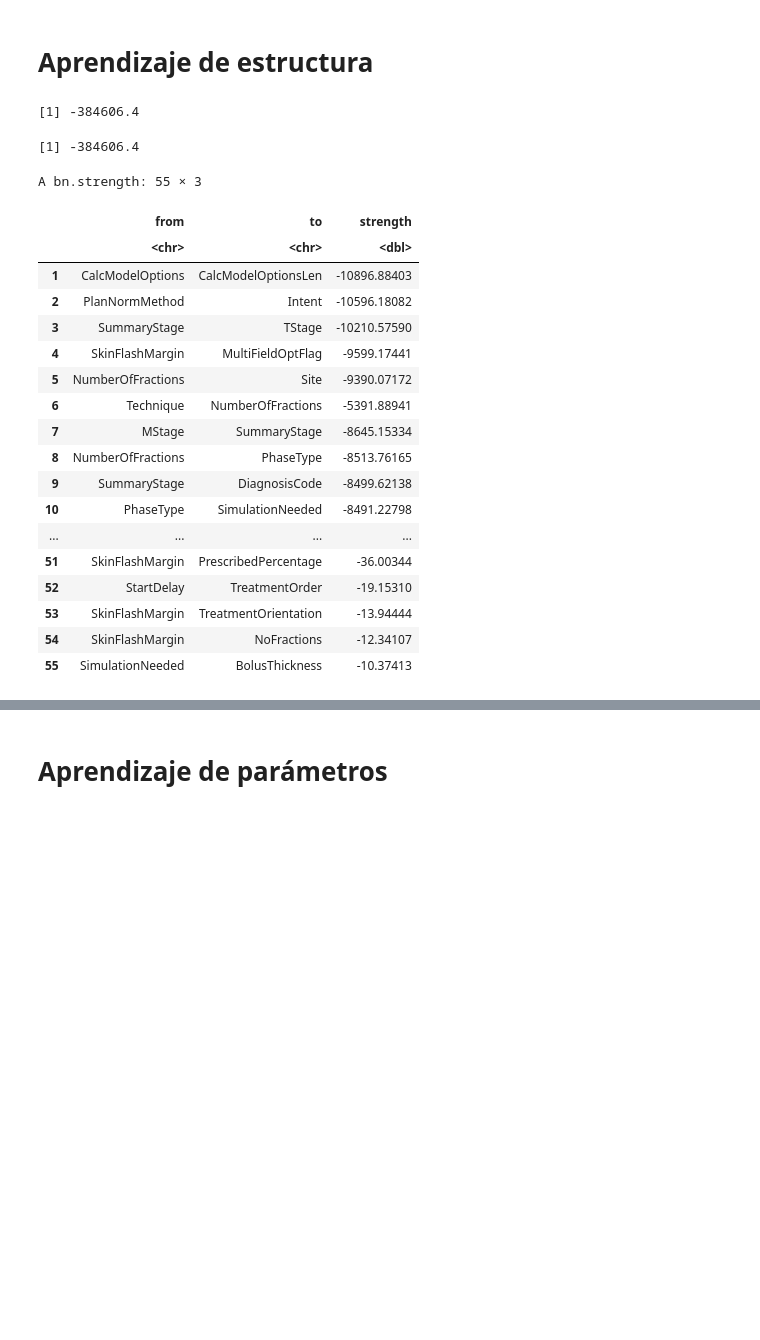
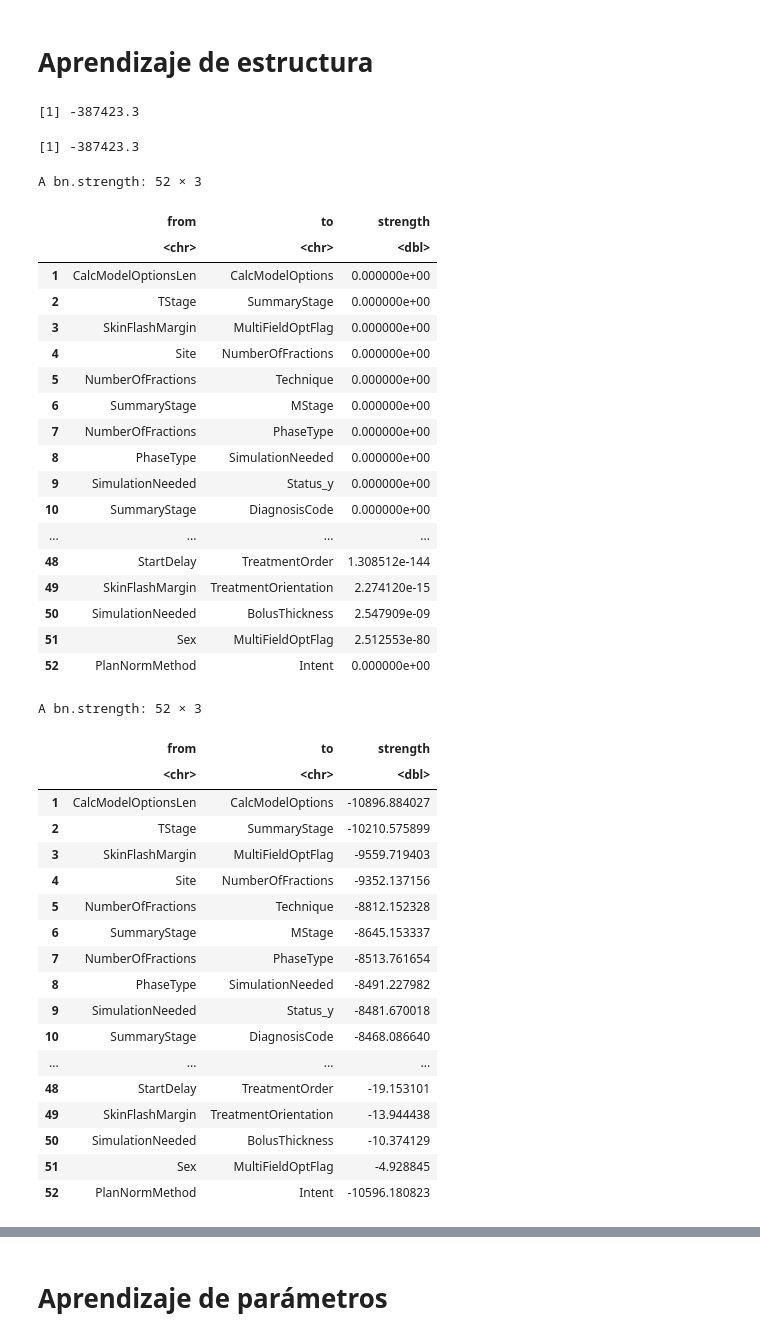
Before and after one commit to david722sv/TFM, a Jupyter notebook: 3_analisis_PlanRT_redBayesiana.ipynb, the cells around one changed output, grey strips where cells are left out. Cells and saved outputs as stored; diff of their text form; code cells hidden in the pictures; blank space fills up the shorter version.

```diff
--- a/3_analisis_PlanRT_redBayesiana.ipynb
+++ b/3_analisis_PlanRT_redBayesiana.ipynb
@@ -55,7 +19,7 @@ Loading required package: grid
 #        'FractionPattern', 'BolusThickness', 'BolusFrequency'))
 
 # cols = c('SkinFlashMargin', 'FractionPattern', 'Status_y', 'Technique', 'NoFractions', 'PlanNormMethod', 'DateOfBirth', 'PlanNormFactor', 'BolusThickness', 'Country', 'StartDelay', 'CalcModelOptions', 'Notes', 'TreatmentIntentType', 'PhaseType', 'TreatmentOrder', 'NumberOfFractions', 'InterfaceStamp', 'PrescribedPercentage', 'ClinicalStatus', 'Intent', 'PrescribedDose', 'DicomSeqNumber', 'Sex', 'PrimaryPTVSer', 'FractionPatternDigitsPerDay', 'TreatmentOrientation', 'FirstName', 'MultiFieldOptFlag', 'CalcModelOptionsLen', 'EquipmentSer', 'SimulationNeeded', 'Site', 'Status_x', 'CityOrTownship', 'BolusFrequency')
-cols = c('PlanNormMethod', 'CityOrTownship', 'SimulationNeeded', 'Technique', 'PrescribedDose', 'DateOfBirth', 'NumberOfFractions', 'FractionPatternDigitsPerDay', 'FractionPattern', 'MStage', 'BolusFrequency', 'TreatmentIntentType', 'TreatmentOrientation', 'Sex', 'InterfaceStamp', 'SkinFlashMargin', 'NStage', 'PhaseType', 'HistologyCode', 'Status_y', 'BolusThickness', 'CalcModelOptions', 'FirstName', 'ClinicalStatus', 'DiagnosisCode_sec', 'DicomSeqNumber', 'Status_x', 'PrimaryPTVSer', 'Site', 'StartDelay', 'ObjectStatus', 'HistologyCode_sec', 'Intent', 'Notes', 'ObjectStatus_sec', 'TreatmentOrder', 'TumorSize', 'CalcModelOptionsLen', 'PlanNormFactor', 'DiagnosisCode', 'SummaryStage', 'EquipmentSer', 'TStage', 'Country', 'PrescribedPercentage', 'MultiFieldOptFlag', 'NoFractions')
+cols = c('BolusThickness', 'Status_y', 'FractionPatternDigitsPerDay', 'CalcModelOptionsLen', 'MStage', 'HistologyCode', 'EquipmentSer', 'NStage', 'PrescribedPercentage', 'TStage', 'TumorSize', 'SkinFlashMargin', 'NoFractions', 'DiagnosisCode_sec', 'Site', 'TreatmentOrder', 'CityOrTownship', 'Notes', 'Intent', 'PrescribedDose', 'ObjectStatus_sec', 'MultiFieldOptFlag', 'ClinicalStatus', 'PlanNormMethod', 'Country', 'PlanNormFactor', 'TreatmentOrientation', 'DicomSeqNumber', 'PhaseType', 'DiagnosisCode', 'FirstName', 'StartDelay', 'HistologyCode_sec', 'Technique', 'BolusFrequency', 'FractionPattern', 'SummaryStage', 'ObjectStatus', 'SimulationNeeded', 'NumberOfFractions', 'Status_x', 'Sex', 'CalcModelOptions', 'InterfaceStamp', 'TreatmentIntentType', 'DateOfBirth', 'PrimaryPTVSer')
 
 length(cols)
 cols
@@ -102,34 +66,54 @@ tabudag <- tabu(rtp[cols])
 # %%
 bnlearn::score(hcdag, data = rtp[cols], type = "bic")
 bnlearn::score(tabudag, data = rtp[cols], type = "bic")
 
+arc.strength(hcdag, data = rtp[cols], criterion = "x2") # x2, aic...
 arc.strength(hcdag, data = rtp[cols], criterion = "bic") # x2, aic...
 
 # print(hcdag)
 # plot(hcdag)
 # print(tabudag)
 # %% [output]
-[1] -384606.4
+[1] -387423.3
-[1] -384606.4
+[1] -387423.3
-A bn.strength: 55 × 3
+A bn.strength: 52 × 3
 |  | from | to | strength |
 |  | <chr> | <chr> | <dbl> |
-| 1 | CalcModelOptions | CalcModelOptionsLen | -10896.88403 |
-| 2 | PlanNormMethod | Intent | -10596.18082 |
-| 3 | SummaryStage | TStage | -10210.57590 |
-| 4 | SkinFlashMargin | MultiFieldOptFlag | -9599.17441 |
-| 5 | NumberOfFractions | Site | -9390.07172 |
-| 6 | Technique | NumberOfFractions | -5391.88941 |
-| 7 | MStage | SummaryStage | -8645.15334 |
-| 8 | NumberOfFractions | PhaseType | -8513.76165 |
-| 9 | SummaryStage | DiagnosisCode | -8499.62138 |
-| 10 | PhaseType | SimulationNeeded | -8491.22798 |
+| 1 | CalcModelOptionsLen | CalcModelOptions | 0.000000e+00 |
+| 2 | TStage | SummaryStage | 0.000000e+00 |
+| 3 | SkinFlashMargin | MultiFieldOptFlag | 0.000000e+00 |
+| 4 | Site | NumberOfFractions | 0.000000e+00 |
+| 5 | NumberOfFractions | Technique | 0.000000e+00 |
+| 6 | SummaryStage | MStage | 0.000000e+00 |
+| 7 | NumberOfFractions | PhaseType | 0.000000e+00 |
+| 8 | PhaseType | SimulationNeeded | 0.000000e+00 |
+| 9 | SimulationNeeded | Status_y | 0.000000e+00 |
+| 10 | SummaryStage | DiagnosisCode | 0.000000e+00 |
 | ... | ... | ... | ... |
-| 51 | SkinFlashMargin | PrescribedPercentage | -36.00344 |
-| 52 | StartDelay | TreatmentOrder | -19.15310 |
-| 53 | SkinFlashMargin | TreatmentOrientation | -13.94444 |
-| 54 | SkinFlashMargin | NoFractions | -12.34107 |
-| 55 | SimulationNeeded | BolusThickness | -10.37413 |
+| 48 | StartDelay | TreatmentOrder | 1.308512e-144 |
+| 49 | SkinFlashMargin | TreatmentOrientation | 2.274120e-15 |
+| 50 | SimulationNeeded | BolusThickness | 2.547909e-09 |
+| 51 | Sex | MultiFieldOptFlag | 2.512553e-80 |
+| 52 | PlanNormMethod | Intent | 0.000000e+00 |
+A bn.strength: 52 × 3
+|  | from | to | strength |
+|  | <chr> | <chr> | <dbl> |
+| 1 | CalcModelOptionsLen | CalcModelOptions | -10896.884027 |
+| 2 | TStage | SummaryStage | -10210.575899 |
+| 3 | SkinFlashMargin | MultiFieldOptFlag | -9559.719403 |
+| 4 | Site | NumberOfFractions | -9352.137156 |
+| 5 | NumberOfFractions | Technique | -8812.152328 |
+| 6 | SummaryStage | MStage | -8645.153337 |
+| 7 | NumberOfFractions | PhaseType | -8513.761654 |
+| 8 | PhaseType | SimulationNeeded | -8491.227982 |
+| 9 | SimulationNeeded | Status_y | -8481.670018 |
+| 10 | SummaryStage | DiagnosisCode | -8468.086640 |
+| ... | ... | ... | ... |
+| 48 | StartDelay | TreatmentOrder | -19.153101 |
+| 49 | SkinFlashMargin | TreatmentOrientation | -13.944438 |
+| 50 | SimulationNeeded | BolusThickness | -10.374129 |
+| 51 | Sex | MultiFieldOptFlag | -4.928845 |
+| 52 | PlanNormMethod | Intent | -10596.180823 |
 # %%
 # graphviz.plot(hcdag)
 # graphviz.plot(tabudag)
```
Also changed, not shown: parts of 6 cells of this notebook, 2 other files.
